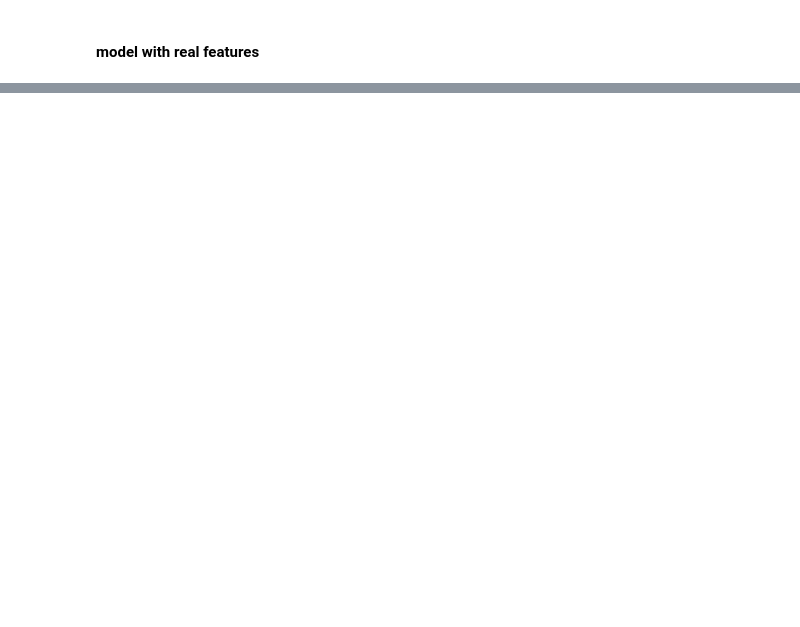
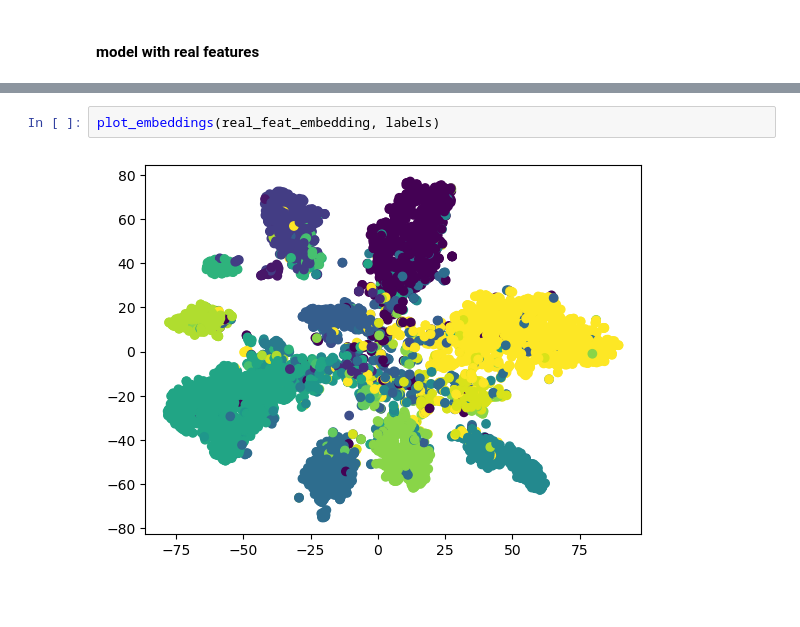
Before and after one commit to darkway-s/Graph_lasftm_asia, a Jupyter notebook: exp1.ipynb, the cells around one changed output, grey strips where cells are left out. Saved outputs shown, nothing was run; the diff lists cells and outputs as text; blank space fills up the shorter version.

```diff
--- a/exp1.ipynb
+++ b/exp1.ipynb
@@ -225,2 +245,6 @@ Best val acc: 0.774, best test acc: 0.755
+# %%
+plot_embeddings(real_feat_embedding, labels)
+# %% [output]
+[figure, added]
 # %% [markdown]
 ###
```
Also changed, not shown: parts of 7 cells of this notebook, 13 other files.
